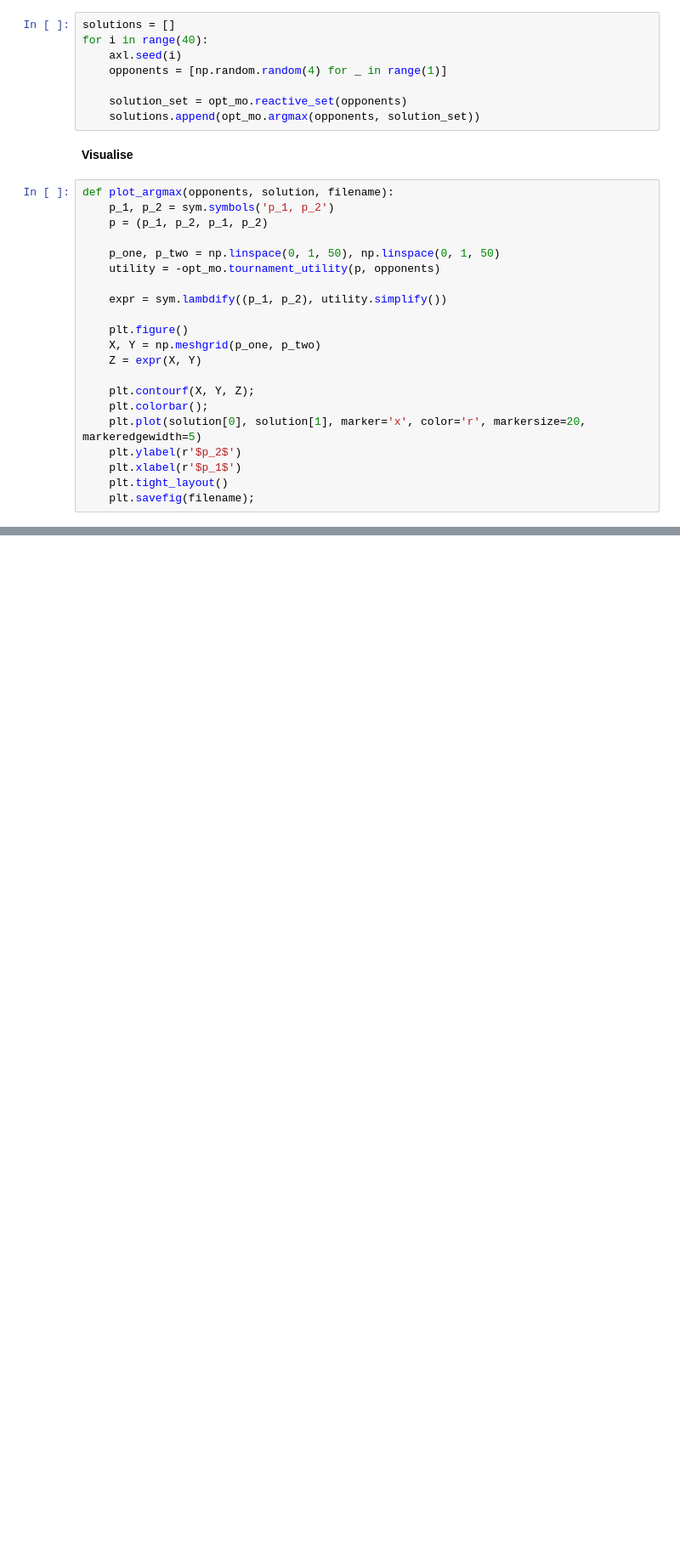
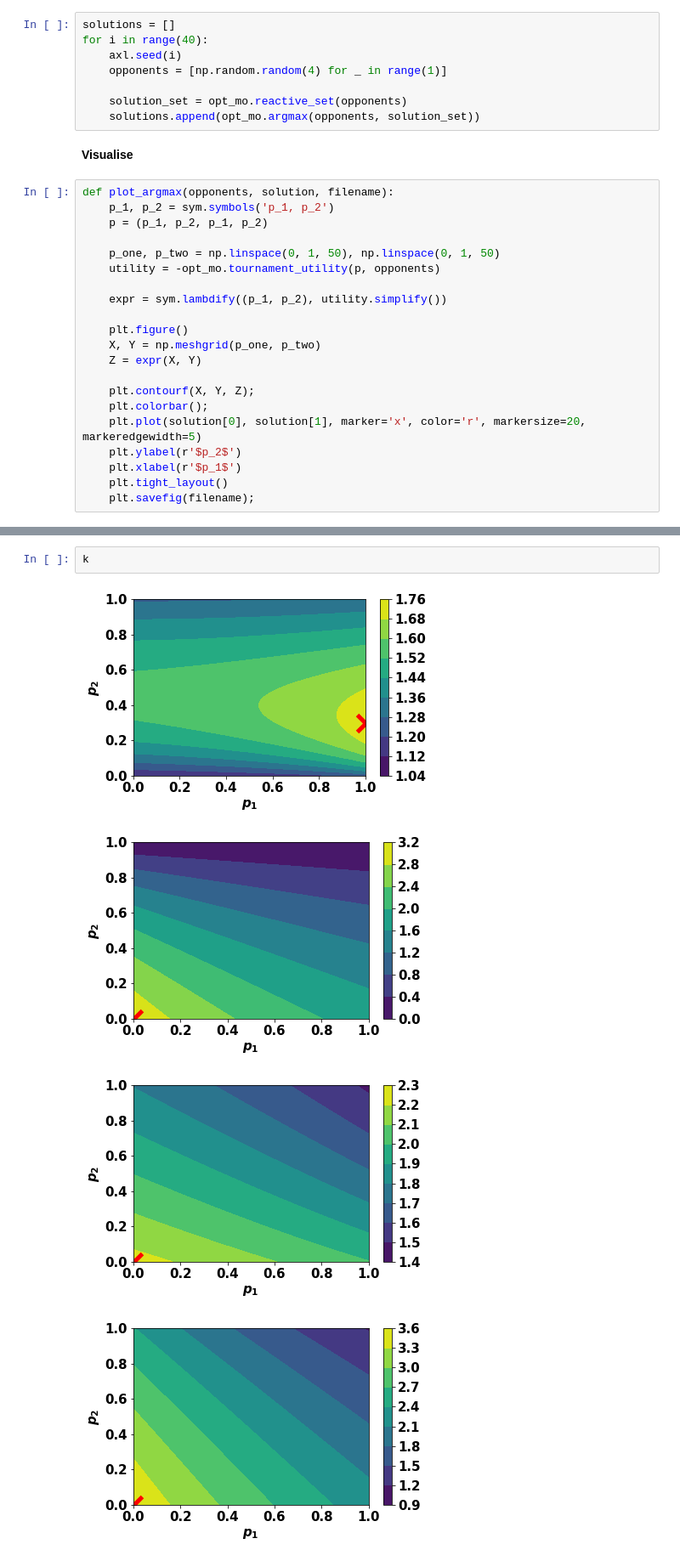
Before and after one commit to Nikoleta-v3/Memory-size-in-the-prisoners-dilemma, a Jupyter notebook: nbs/Reactive strategies Numerics.ipynb, the cells around one changed output, grey strips where cells are left out. Shown at 85% size. Saved outputs shown, nothing was run; the diff lists cells and outputs as text; blank space fills up the shorter version.

```diff
--- a/nbs/Reactive strategies Numerics.ipynb
+++ b/nbs/Reactive strategies Numerics.ipynb
@@ -71,0 +51,7 @@ for i in range(40):
+# %%
+k
+# %% [output]
+[figure, added]
+[figure, added]
+[figure, added]
+[figure, added]
```
Also changed, not shown: parts of 15 cells of this notebook, 1 other file.
